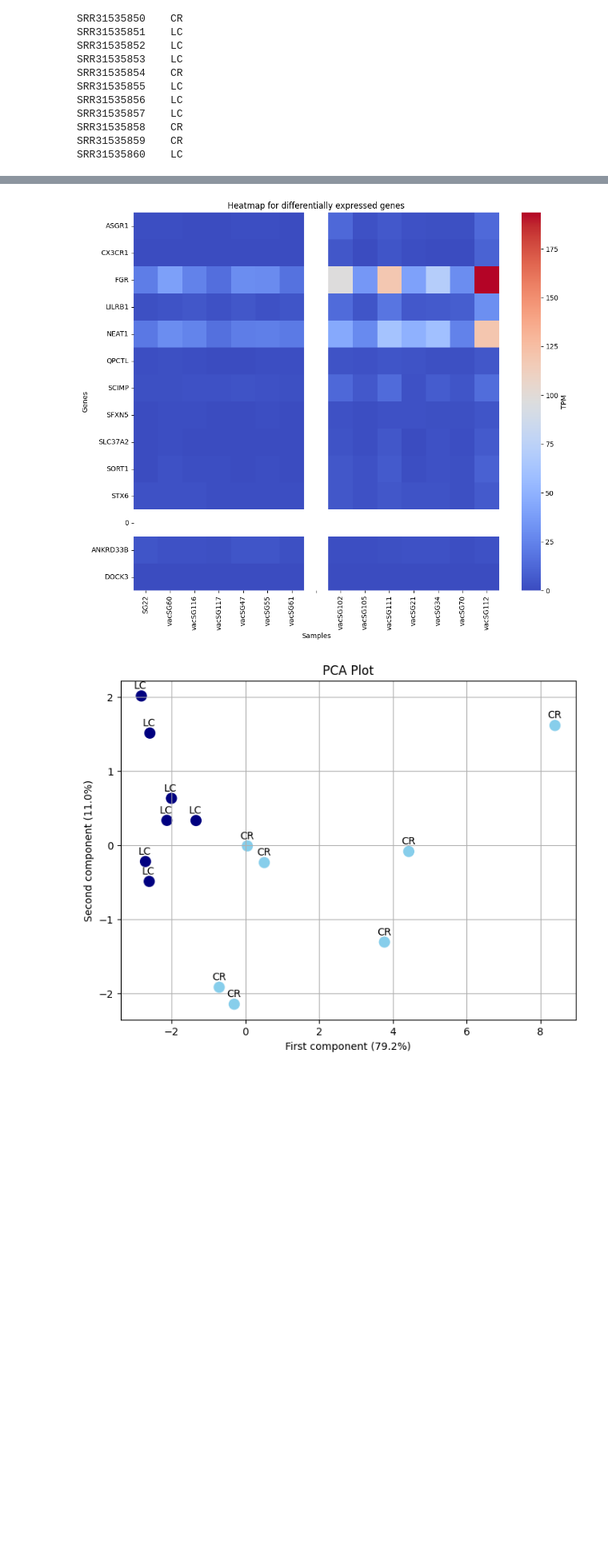
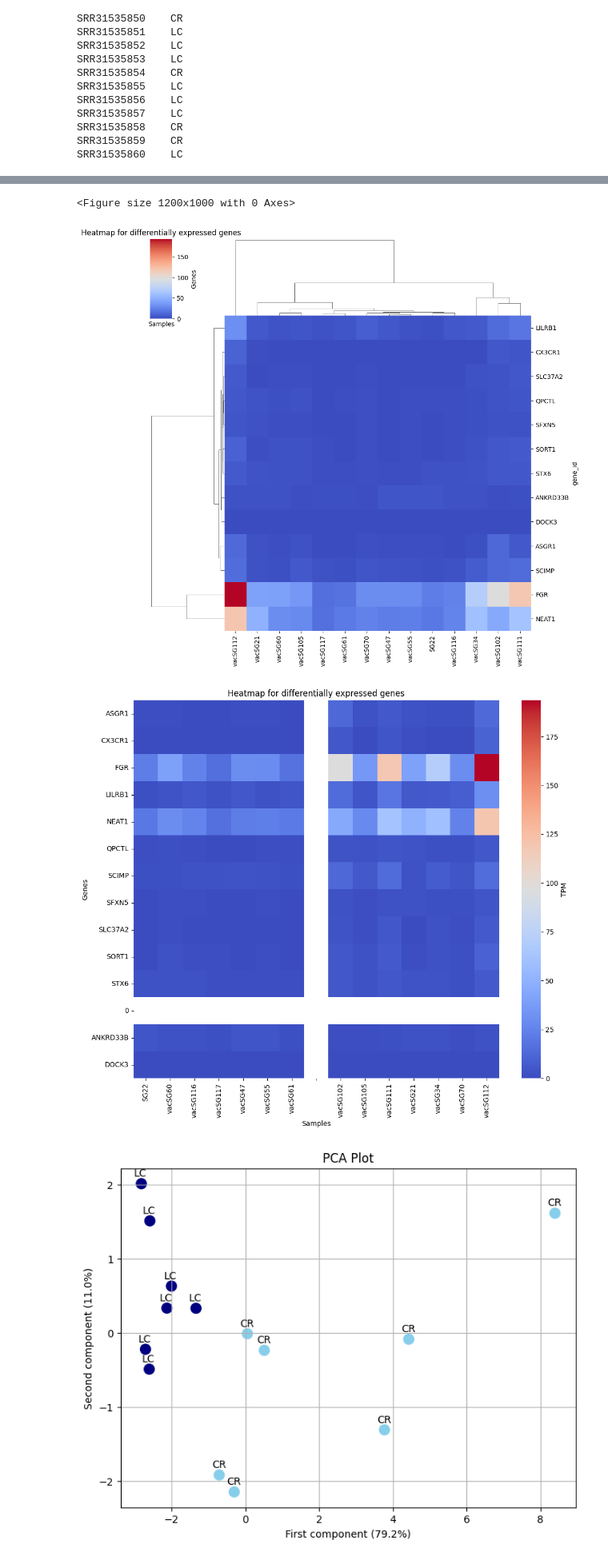
Before and after one commit to simonelsasser/SP1-01-Ex, a Jupyter notebook: Missailidis_COVID/DEG-Miss-Tasks-Solution.ipynb, the cells around one changed output, grey strips where cells are left out. Shown at 80% size. Drawn from its saved outputs; the diff is of its cells as text; code cells hidden in the pictures; blank space fills up the shorter version.

```diff
--- a/Missailidis_COVID/DEG-Miss-Tasks-Solution.ipynb
+++ b/Missailidis_COVID/DEG-Miss-Tasks-Solution.ipynb
@@ -262,29 +283,47 @@ tpm_sig_naRow = pd.concat([tpm_down,nan_row, tpm_up])
 # add an NAN column for the blank
 tpm_sig_gap = tpm_sig_naRow.copy()
 tpm_sig_gap.insert(7, " ", np.nan)  # position index starts at 0
+# %%
+tpm_sig = pd.concat([tpm_down, tpm_up])
 # %%
 #########################
 ######   TASK 6   #######
 #     Draw heatmap      #
 #########################
 import seaborn as sns
 import matplotlib.pyplot as plt
+
+plt.figure(figsize=(12,10))
+# plot heatmap
+sns.clustermap(
+    tpm_sig,
+    cmap="coolwarm",      # red = high, blue = low
+    yticklabels=True,
+    xticklabels=True,
+    cbar_kws={'label': 'TPM'}
+)
+plt.title("Heatmap for differentially expressed genes")
+plt.ylabel("Genes")
+plt.xlabel("Samples")
+plt.show()
 
 plt.figure(figsize=(12,10))
 # plot heatmap
 sns.heatmap(
     tpm_sig_gap,
     cmap="coolwarm",      # red = high, blue = low
     yticklabels=True,
     xticklabels=True,
     cbar_kws={'label': 'TPM'}
 )
 plt.title("Heatmap for differentially expressed genes")
 plt.ylabel("Genes")
 plt.xlabel("Samples")
 plt.show()
 # %% [output]
+<Figure size 1200x1000 with 0 Axes>
-[figure, old version]
+[figure, new version]
+[figure, added]
 # %%
 from sklearn.decomposition import PCA
 from sklearn.preprocessing import StandardScaler
```
Also changed, not shown: parts of 5 cells of this notebook, 5 other files.
